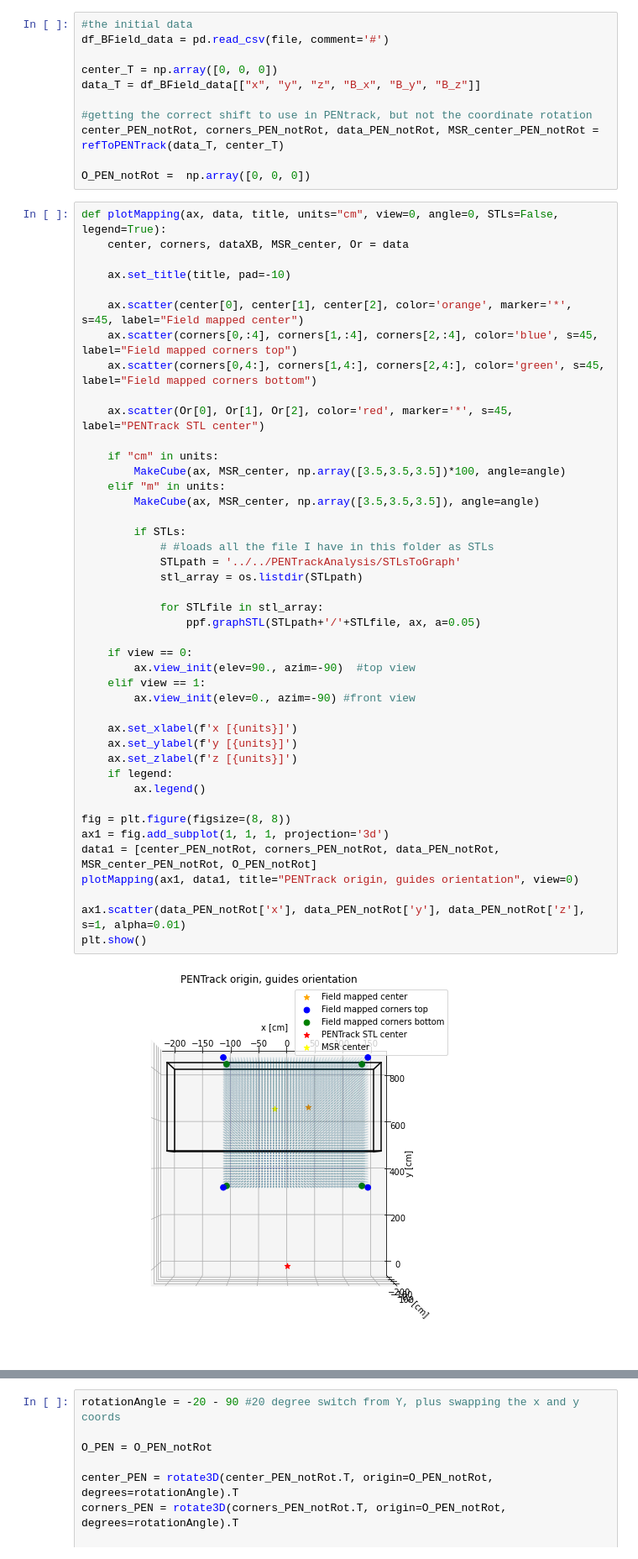
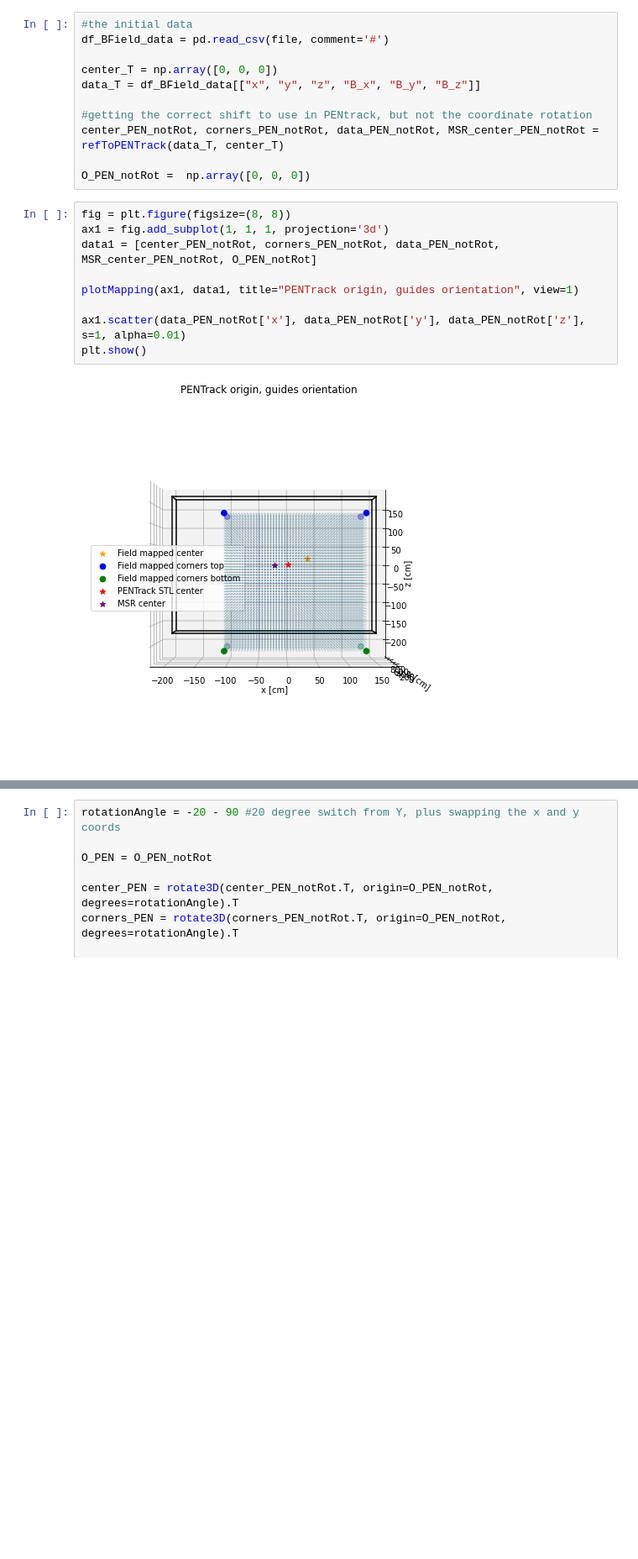
Before and after one commit to eklem1/MesonMagMapping, a Jupyter notebook: MagneticMappingPrevWork/MagMapping-export_TH/PositionCalibration.ipynb, the cells around one changed output, grey strips where cells are left out. Shown at 84% size. Saved outputs shown, nothing was run; the diff lists cells and outputs as text; blank space fills up the shorter version.

```diff
--- a/MagneticMappingPrevWork/MagMapping-export_TH/PositionCalibration.ipynb
+++ b/MagneticMappingPrevWork/MagMapping-export_TH/PositionCalibration.ipynb
@@ -181,50 +237,16 @@ center_PEN_notRot, corners_PEN_notRot, data_PEN_notRot, MSR_center_PEN_notRot =
 
 O_PEN_notRot =  np.array([0, 0, 0])
 # %%
-def plotMapping(ax, data, title, units="cm", view=0, angle=0, STLs=False, legend=True):
-    center, corners, dataXB, MSR_center, Or = data
-
-    ax.set_title(title, pad=-10)
-
-    ax.scatter(center[0], center[1], center[2], color='orange', marker='*', s=45, label="Field mapped center")
-    ax.scatter(corners[0,:4], corners[1,:4], corners[2,:4], color='blue', s=45, label="Field mapped corners top")
-    ax.scatter(corners[0,4:], corners[1,4:], corners[2,4:], color='green', s=45, label="Field mapped corners bottom")
-
-    ax.scatter(Or[0], Or[1], Or[2], color='red', marker='*', s=45, label="PENTrack STL center")
-
-    if "cm" in units:
-        MakeCube(ax, MSR_center, np.array([3.5,3.5,3.5])*100, angle=angle)
-    elif "m" in units:
-        MakeCube(ax, MSR_center, np.array([3.5,3.5,3.5]), angle=angle)
-
-        if STLs:
-            # #loads all the file I have in this folder as STLs
-            STLpath = '../../PENTrackAnalysis/STLsToGraph'
-            stl_array = os.listdir(STLpath)
-
-            for STLfile in stl_array:
-                ppf.graphSTL(STLpath+'/'+STLfile, ax, a=0.05)
-
-    if view == 0:
-        ax.view_init(elev=90., azim=-90)  #top view
-    elif view == 1:
-        ax.view_init(elev=0., azim=-90) #front view
-
-    ax.set_xlabel(f'x [{units}]')
-    ax.set_ylabel(f'y [{units}]')
-    ax.set_zlabel(f'z [{units}]')
-    if legend:
-        ax.legend()
-
 fig = plt.figure(figsize=(8, 8))
 ax1 = fig.add_subplot(1, 1, 1, projection='3d')
 data1 = [center_PEN_notRot, corners_PEN_notRot, data_PEN_notRot, MSR_center_PEN_notRot, O_PEN_notRot]
-plotMapping(ax1, data1, title="PENTrack origin, guides orientation", view=0)
+
+plotMapping(ax1, data1, title="PENTrack origin, guides orientation", view=1)
 
 ax1.scatter(data_PEN_notRot['x'], data_PEN_notRot['y'], data_PEN_notRot['z'], s=1, alpha=0.01)
 plt.show()
 # %% [output]
-[figure, old version]
+[figure, new version]
 # %%
 def rotateBData(df_data, origin, angle):
     data_pos = rotate3D(df_data[['x', 'y', 'z']].values, origin=origin, degrees=angle)
```
Also changed, not shown: parts of 18 cells of this notebook, 4 other files.
